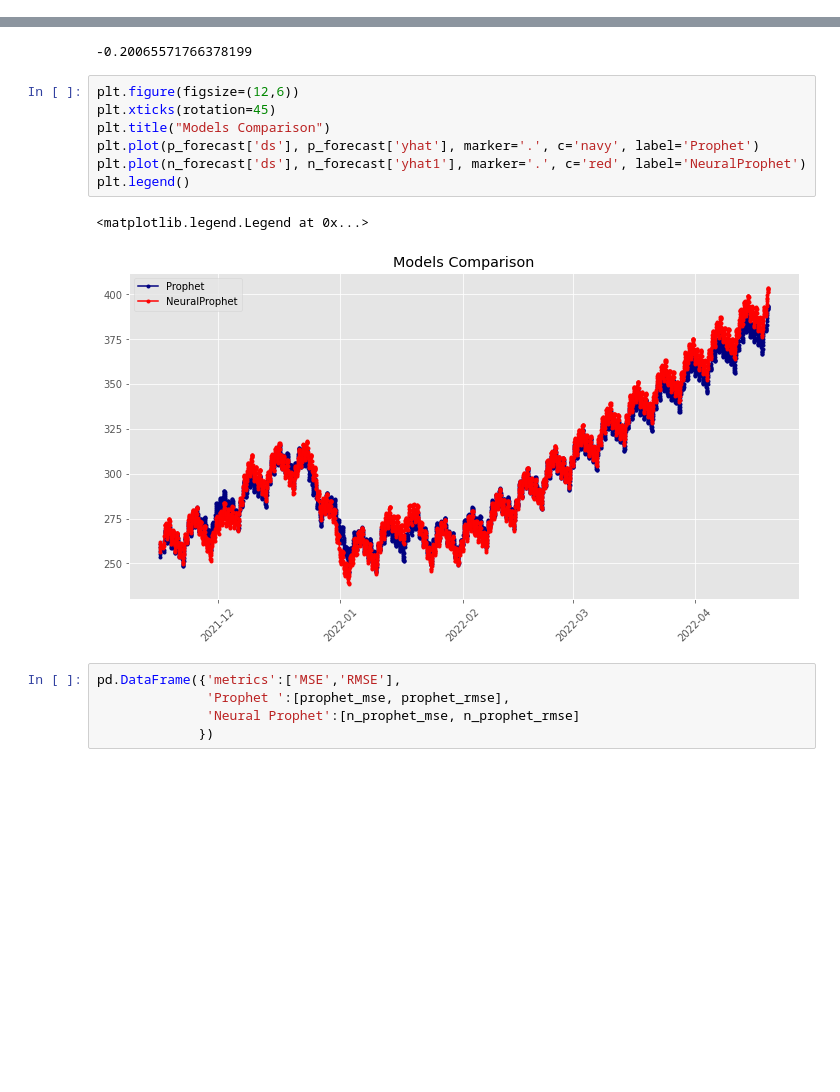
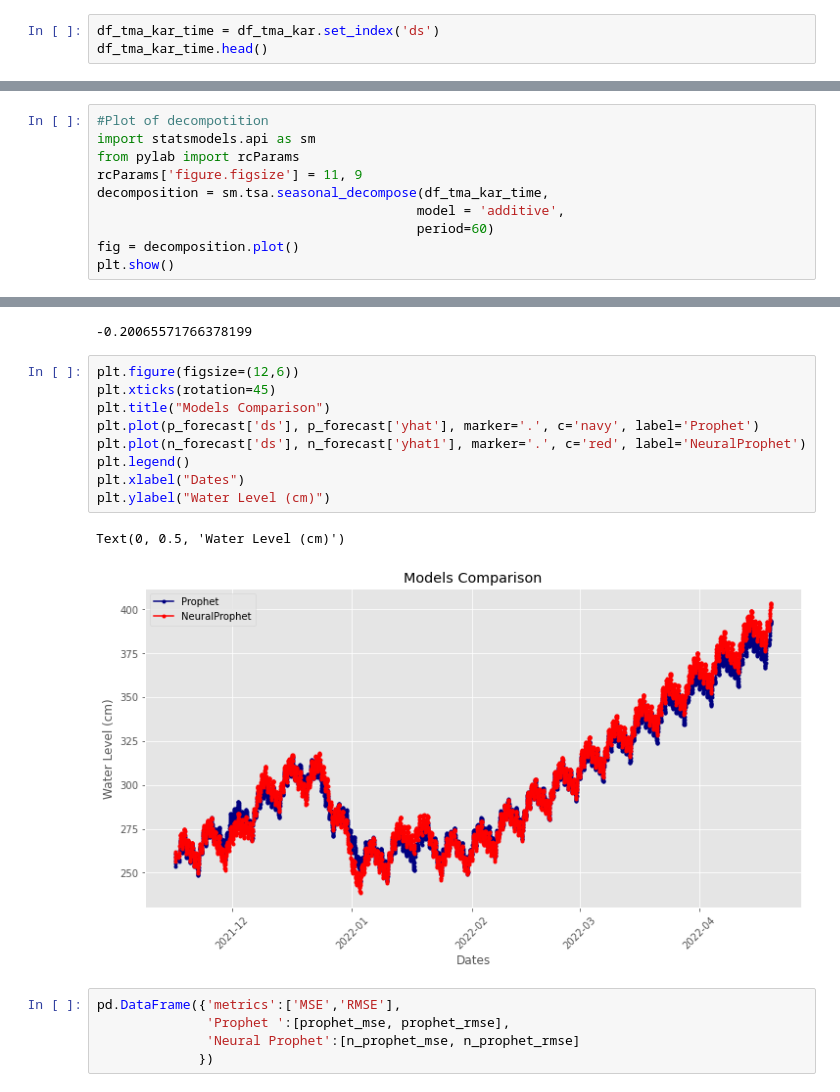
Before and after one commit to rayhanozzy/Rainfall-and-Water-Level-Forecasting, a Jupyter notebook: Code/prophet-vs-neuralprophet-water-level-karet.ipynb, the cells around one changed output, grey strips where cells are left out. Drawn from its saved outputs; the diff is of its cells as text; blank space fills up the shorter version.

```diff
--- a/Code/prophet-vs-neuralprophet-water-level-karet.ipynb
+++ b/Code/prophet-vs-neuralprophet-water-level-karet.ipynb
@@ -217,3 +225,6 @@ df_tma_kar.head()
 | 36 | 2021-11-16 05:00 | 250 |
 | 58 | 2021-11-16 06:00 | 250 |
 | 71 | 2021-11-16 07:00 | 250 |
+# %%
+df_tma_kar_time = df_tma_kar.set_index('ds')
+df_tma_kar_time.head()
@@ -219,0 +239,10 @@ df_tma_kar.head()
+# %%
+#Plot of decompotition
+import statsmodels.api as sm
+from pylab import rcParams
+rcParams['figure.figsize'] = 11, 9
+decomposition = sm.tsa.seasonal_decompose(df_tma_kar_time,
+                                         model = 'additive',
+                                         period=60)
+fig = decomposition.plot()
+plt.show()
@@ -589,13 +628,15 @@ n_prophet_rmse - prophet_rmse
 # %%
 plt.figure(figsize=(12,6))
 plt.xticks(rotation=45)
 plt.title("Models Comparison")
 plt.plot(p_forecast['ds'], p_forecast['yhat'], marker='.', c='navy', label='Prophet')
 plt.plot(n_forecast['ds'], n_forecast['yhat1'], marker='.', c='red', label='NeuralProphet')
 plt.legend()
+plt.xlabel("Dates")
+plt.ylabel("Water Level (cm)")
 # %% [output]
-<matplotlib.legend.Legend at 0x...>
+Text(0, 0.5, 'Water Level (cm)')
-[figure, old version]
+[figure, new version]
 # %%
 pd.DataFrame({'metrics':['MSE','RMSE'],
               'Prophet ':[prophet_mse, prophet_rmse],
```
Also changed, not shown: parts of 8 cells of this notebook, 7 other files.
